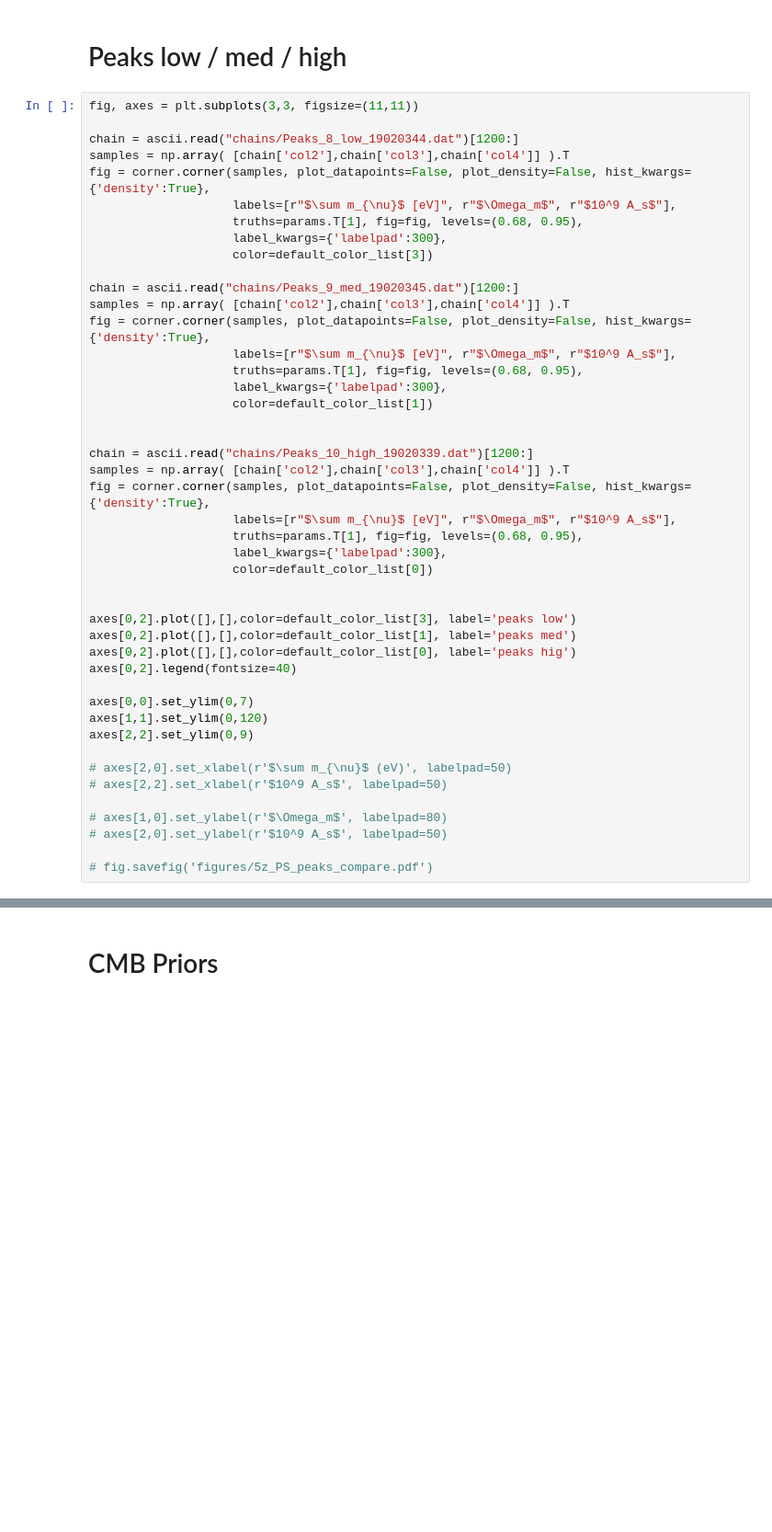
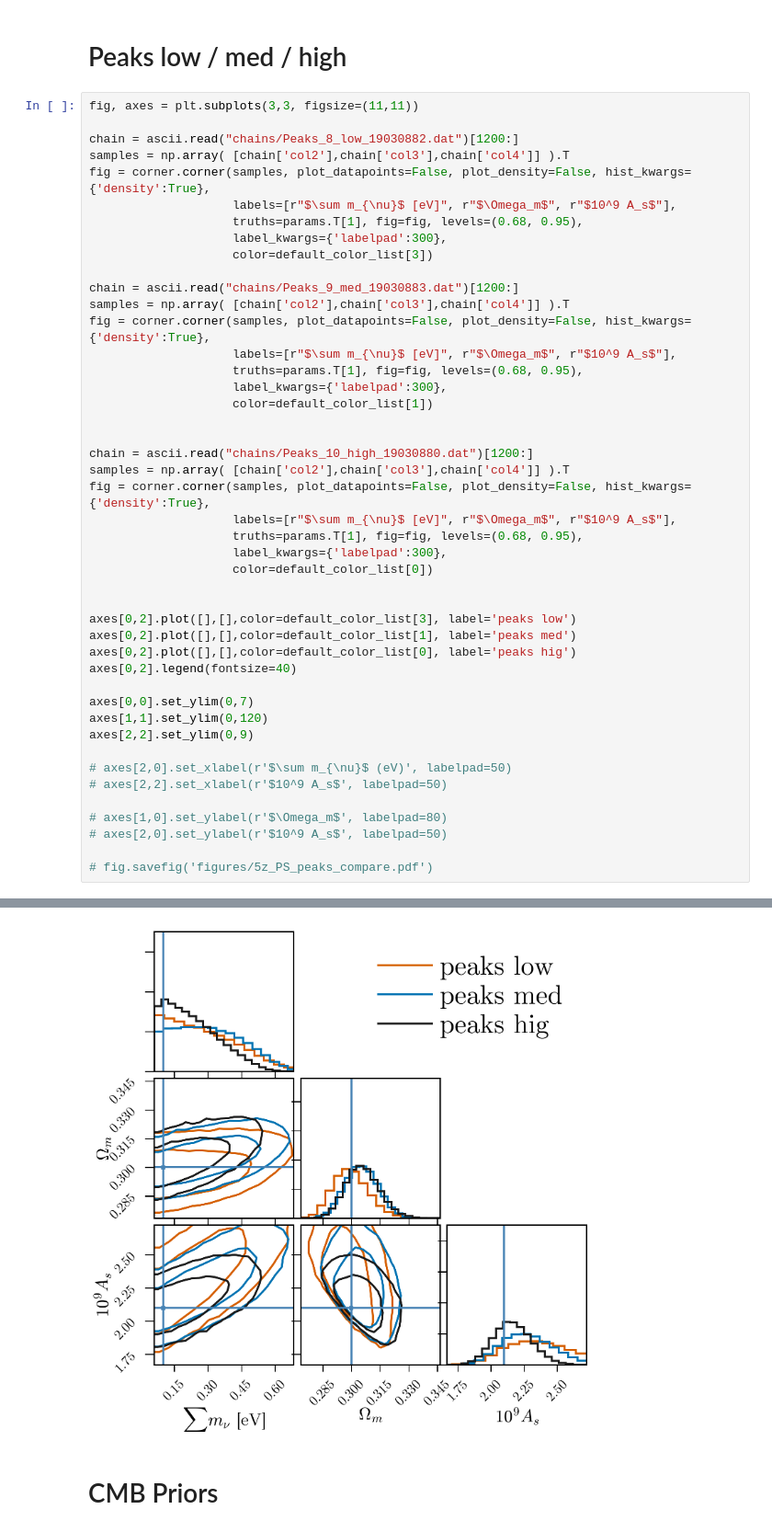
Before and after one commit to xzackli/gp_lens, a Jupyter notebook: Plot Chains.ipynb, the cells around one changed output, grey strips where cells are left out. Shown: that part at 92% size. Saved outputs shown, nothing was run; the diff lists cells and outputs as text; blank space fills up the shorter version.

```diff
--- a/Plot Chains.ipynb
+++ b/Plot Chains.ipynb
@@ -182,7 +182,7 @@ axes[2,2].set_ylim(0,9)
 # %%
 fig, axes = plt.subplots(3,3, figsize=(11,11))
 
-chain = ascii.read("chains/Peaks_8_low_19020344.dat")[1200:]
+chain = ascii.read("chains/Peaks_8_low_19030882.dat")[1200:]
 samples = np.array( [chain['col2'],chain['col3'],chain['col4']] ).T
 fig = corner.corner(samples, plot_datapoints=False, plot_density=False, hist_kwargs={'density':True},
                     labels=[r"$\sum m_{\nu}$ [eV]", r"$\Omega_m$", r"$10^9 A_s$"],
@@ -190,7 +190,7 @@ fig = corner.corner(samples, plot_datapoints=False, plot_density=False, hist_kwa
                     label_kwargs={'labelpad':300},
                     color=default_color_list[3])
 
-chain = ascii.read("chains/Peaks_9_med_19020345.dat")[1200:]
+chain = ascii.read("chains/Peaks_9_med_19030883.dat")[1200:]
 samples = np.array( [chain['col2'],chain['col3'],chain['col4']] ).T
 fig = corner.corner(samples, plot_datapoints=False, plot_density=False, hist_kwargs={'density':True},
                     labels=[r"$\sum m_{\nu}$ [eV]", r"$\Omega_m$", r"$10^9 A_s$"],
@@ -199,7 +199,7 @@ fig = corner.corner(samples, plot_datapoints=False, plot_density=False, hist_kwa
                     color=default_color_list[1])
 
 
-chain = ascii.read("chains/Peaks_10_high_19020339.dat")[1200:]
+chain = ascii.read("chains/Peaks_10_high_19030880.dat")[1200:]
 samples = np.array( [chain['col2'],chain['col3'],chain['col4']] ).T
 fig = corner.corner(samples, plot_datapoints=False, plot_density=False, hist_kwargs={'density':True},
                     labels=[r"$\sum m_{\nu}$ [eV]", r"$\Omega_m$", r"$10^9 A_s$"],
@@ -224,3 +224,4 @@ axes[2,2].set_ylim(0,9)
 # axes[2,0].set_ylabel(r'$10^9 A_s$', labelpad=50)
 
 # fig.savefig('figures/5z_PS_peaks_compare.pdf')
+# %% [output]
@@ -227,3 +229,4 @@ axes[2,2].set_ylim(0,9)
+[figure, added]
 # %% [markdown]
 # CMB Priors
 # %%
```
Also changed, not shown: parts of 5 cells of this notebook, 2 other files.
